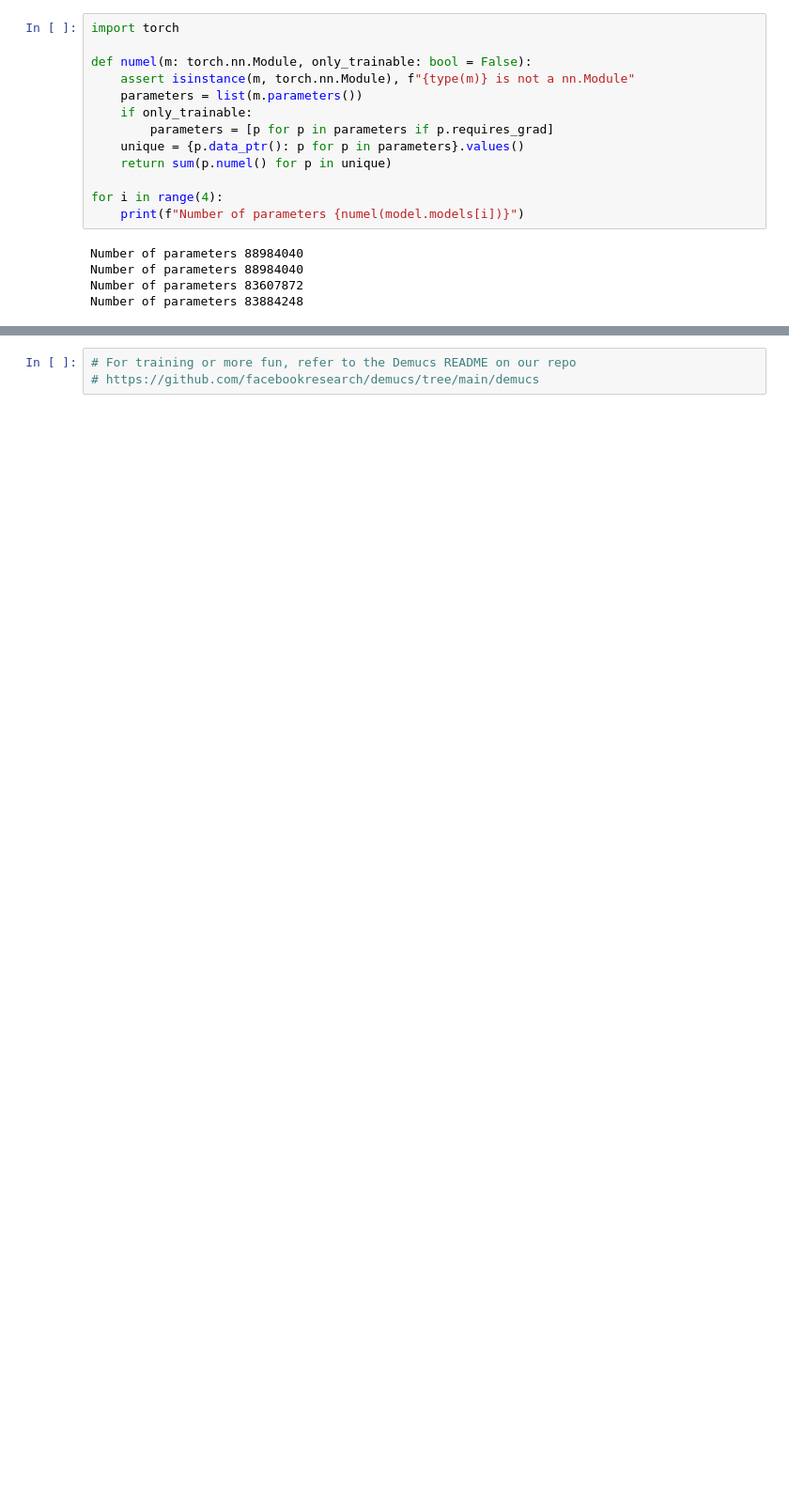
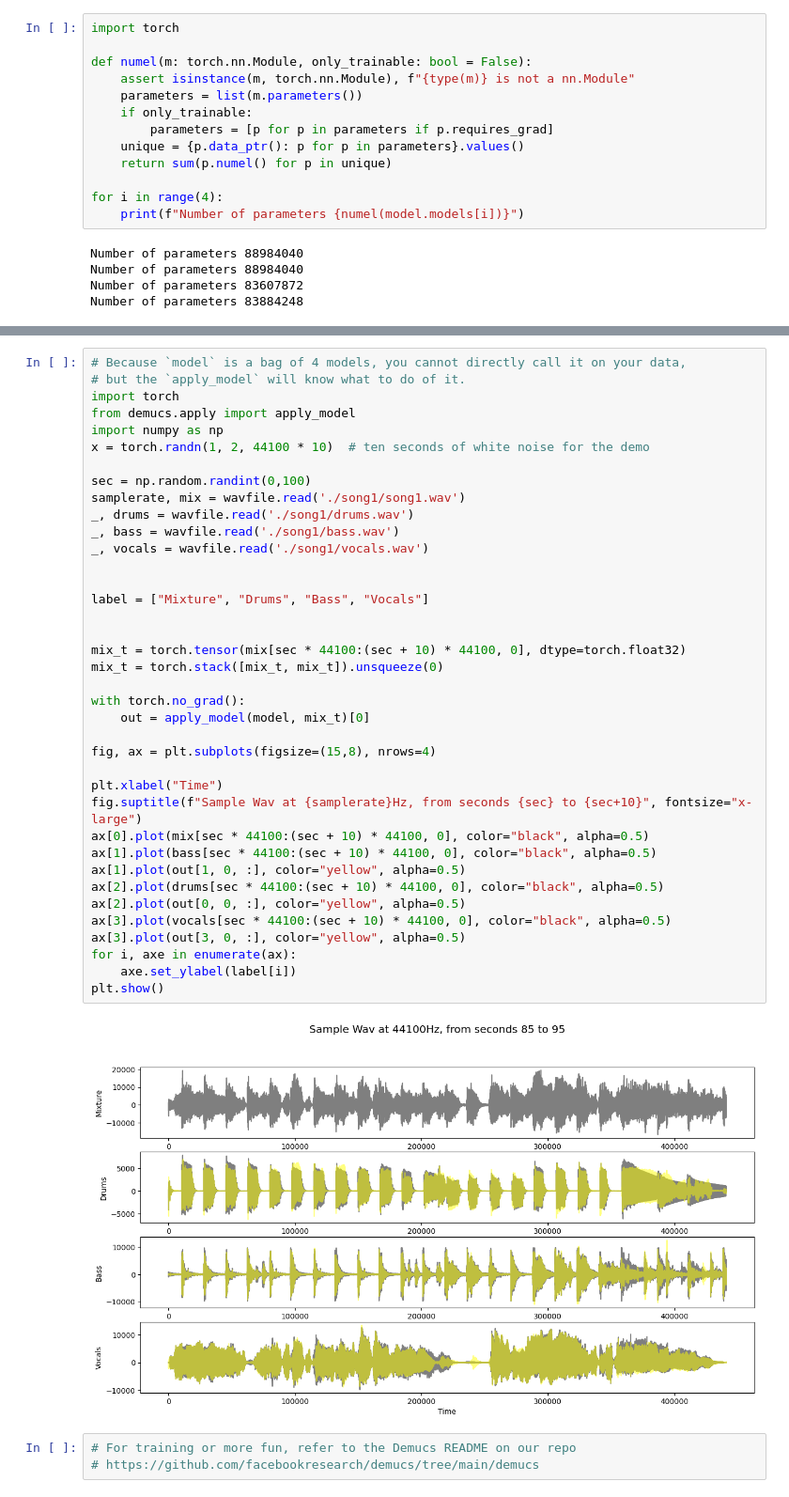
Before and after one commit to arthurviens/demucs, a Jupyter notebook: Demucs.ipynb, the cells around one changed output, grey strips where cells are left out. Shown at 94% size. Cells and saved outputs as stored; diff of their text form; blank space fills up the shorter version.

```diff
--- a/Demucs.ipynb
+++ b/Demucs.ipynb
@@ -118,3 +79,43 @@ vocals tensor(0.0008, grad_fn=<DivBackward0>)
+# %%
+# Because `model` is a bag of 4 models, you cannot directly call it on your data,
+# but the `apply_model` will know what to do of it.
+import torch
+from demucs.apply import apply_model
+import numpy as np
+x = torch.randn(1, 2, 44100 * 10)  # ten seconds of white noise for the demo
+
+sec = np.random.randint(0,100)
+samplerate, mix = wavfile.read('./song1/song1.wav')
+_, drums = wavfile.read('./song1/drums.wav')
+_, bass = wavfile.read('./song1/bass.wav')
+_, vocals = wavfile.read('./song1/vocals.wav')
+
+
+label = ["Mixture", "Drums", "Bass", "Vocals"]
+
+
+mix_t = torch.tensor(mix[sec * 44100:(sec + 10) * 44100, 0], dtype=torch.float32)
+mix_t = torch.stack([mix_t, mix_t]).unsqueeze(0)
+
+with torch.no_grad():
+    out = apply_model(model, mix_t)[0]
+
+fig, ax = plt.subplots(figsize=(15,8), nrows=4)
+
+plt.xlabel("Time")
+fig.suptitle(f"Sample Wav at {samplerate}Hz, from seconds {sec} to {sec+10}", fontsize="x-large")
+ax[0].plot(mix[sec * 44100:(sec + 10) * 44100, 0], color="black", alpha=0.5)
+ax[1].plot(bass[sec * 44100:(sec + 10) * 44100, 0], color="black", alpha=0.5)
+ax[1].plot(out[1, 0, :], color="yellow", alpha=0.5)
+ax[2].plot(drums[sec * 44100:(sec + 10) * 44100, 0], color="black", alpha=0.5)
+ax[2].plot(out[0, 0, :], color="yellow", alpha=0.5)
+ax[3].plot(vocals[sec * 44100:(sec + 10) * 44100, 0], color="black", alpha=0.5)
+ax[3].plot(out[3, 0, :], color="yellow", alpha=0.5)
+for i, axe in enumerate(ax):
+    axe.set_ylabel(label[i])
+plt.show()
+# %% [output]
+[figure, added]
 # %%
 # For training or more fun, refer to the Demucs README on our repo
 # https://github.com/facebookresearch/demucs/tree/main/demucs
```
Also changed, not shown: parts of 5 cells of this notebook.
